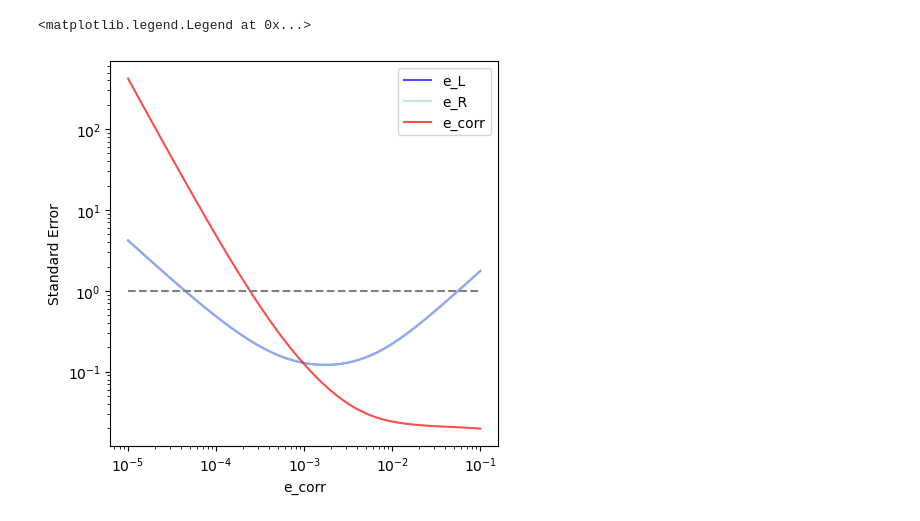
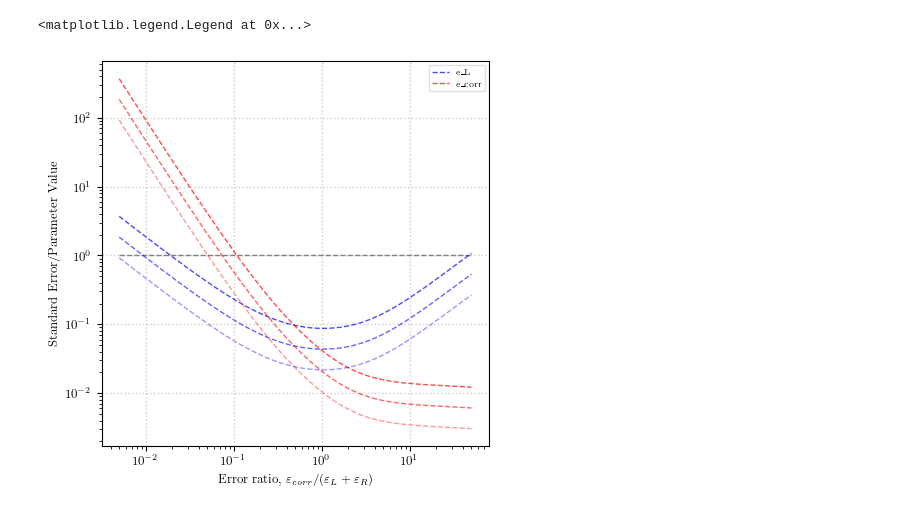
Before and after one commit to DonovanWebb/thesis, a Jupyter notebook: figures/make_figure/ch4/fisher.ipynb, the cells around one changed output. Cells and saved outputs as stored; diff of their text form; code cells hidden in the pictures.

Commit message:
fisher section complete

```diff
--- a/figures/make_figure/ch4/fisher.ipynb
+++ b/figures/make_figure/ch4/fisher.ipynb
@@ -1,6 +1,10 @@
 # %%
 import numpy as np
 import matplotlib.pyplot as plt
+import graph_style as gs
+import fig_helper as fh
+
+gs.set_graph_style(1)
 
 def grad_Pij(x, e_L, e_R, e_corr):
     """
@@ -97,9 +101,15 @@ def fisher_at_x(x, e_L, e_R, e_corr):
 
     return I
 
+def x2m(x_array):
+    """ round each x to nearest integer > 1"""
+    return np.array([max(2, int(round(x))) for x in x_array])
+
 def fisher_for_array(x_array, e_L, e_R, e_corr, N):
     I_total = np.zeros((3, 3))
-    for x in x_array:
+
+    m_array = x2m(x_array)
+    for x in m_array:
         I_total += fisher_at_x(x, e_L, e_R, e_corr)
     return N*I_total
 
@@ -201,41 +274,54 @@ stderr_e_L: [np.float64(0.0010441609272053933), np.float64(0.0009614741497289311
 # %%
 
-N = 50*50
+N = 50*100
 e_L = 0.001
 e_R = 0.001
-e_corr_arr = np.logspace(-5, -1, 100, base=10)
-k = 1/e_L
+e_corr_arr = np.logspace(np.log10(e_L)-2, np.log10(e_L)+2, 100, base=10)
+e_r_arr = e_corr_arr/(e_L + e_R)
+k = -1/np.log(1-2*(e_L+e_R))
 x_array = np.logspace(0, np.log(k), 10, base=np.e)
-stderr_e_L = np.array([])
-stderr_e_R = np.array([])
-stderr_e_corr = np.array([])
-cov_corr_L = np.array([])
-for j, e_corr in enumerate(e_corr_arr):
-    I = fisher_for_array(x_array, e_L, e_R, e_corr, N)
-    lamda_min = np.min(np.linalg.eigvals(I))/N
+def plot_fisher_errors(e_L, e_R, e_corr_arr, x_array, N):
+    stderr_e_L = np.array([])
+    stderr_e_R = np.array([])
+    stderr_e_corr = np.array([])
+    cov_corr_L = np.array([])
+    for j, e_corr in enumerate(e_corr_arr):
+        I = fisher_for_array(x_array, e_L, e_R, e_corr, N)
+        # lamda_min = np.min(np.linalg.eigvals(I))/N
 
-    cov = cramer_rao_bound(x_array, e_L, e_R, e_corr, N)
-    cov_corr_L = np.append(cov_corr_L, cov[0, 2])
+        cov = cramer_rao_bound(x_array, e_L, e_R, e_corr, N)
+        cov_corr_L = np.append(cov_corr_L, cov[0, 2])
 
-    std_errors = np.sqrt(np.diag(cov))
-    stderr_e_L = np.append(stderr_e_L, std_errors[0])
-    stderr_e_R = np.append(stderr_e_R, std_errors[1])
-    stderr_e_corr = np.append(stderr_e_corr, std_errors[2])
+        std_errors = np.sqrt(np.diag(cov))
+        stderr_e_L = np.append(stderr_e_L, std_errors[0])
+        stderr_e_R = np.append(stderr_e_R, std_errors[1])
+        stderr_e_corr = np.append(stderr_e_corr, std_errors[2])
+    return stderr_e_L, stderr_e_R, stderr_e_corr, cov_corr_L
 
 
 fig, ax = plt.subplots(1, 1, figsize=(5, 5))
-# plot
-ax.plot(e_corr_arr, stderr_e_L/e_L, label='e_L', color='blue', alpha=0.7)
-ax.plot(e_corr_arr, stderr_e_R/e_R, label='e_R', color='lightblue', alpha=0.7)
-ax.plot(e_corr_arr, stderr_e_corr/e_corr_arr, label='e_corr', color='red', alpha=0.7)
-ax.hlines(y=1, xmin=e_corr_arr[0], xmax=e_corr_arr[-1], colors='gray', linestyles='dashed')
-# ax.plot(e_corr_arr, cov_corr_L, label='Cov(e_L, e_corr)', color='green', alpha=0.7)
+ax.hlines(y=1, xmin=e_r_arr[0], xmax=e_r_arr[-1], colors='gray', linestyles='dashed')
+
+stderr_e_L, stderr_e_R, stderr_e_corr, cov_corr_L = plot_fisher_errors(e_L, e_R, e_corr_arr, x_array, 50*100)
+ax.plot(e_r_arr, stderr_e_L/e_L, label='e_L', color='blue', alpha=0.7)
+# ax.plot(e_r_arr, stderr_e_R/e_R, label='e_R', color='lightblue', alpha=0.7)
+ax.plot(e_r_arr, stderr_e_corr/e_corr_arr, label='e_corr', color='red', alpha=0.7)
+
+stderr_e_L, stderr_e_R, stderr_e_corr, cov_corr_L = plot_fisher_errors(e_L, e_R, e_corr_arr, x_array, 50*100*4)
+ax.plot(e_r_arr, stderr_e_L/e_L, color='blue', alpha=0.6, linestyle='dashed')
+# ax.plot(e_r_arr, stderr_e_R/e_R, color='lightblue', alpha=0.6, linestyle='dashed')
+ax.plot(e_r_arr, stderr_e_corr/e_corr_arr, color='red', alpha=0.6, linestyle='dashed')
+
+stderr_e_L, stderr_e_R, stderr_e_corr, cov_corr_L = plot_fisher_errors(e_L, e_R, e_corr_arr, x_array, 50*100*4*4)
+ax.plot(e_r_arr, stderr_e_L/e_L, color='blue', alpha=0.4, linestyle='dashed')
+# ax.plot(e_r_arr, stderr_e_R/e_R, color='lightblue', alpha=0.4, linestyle='dashed')
+ax.plot(e_r_arr, stderr_e_corr/e_corr_arr, color='red', alpha=0.4, linestyle='dashed')
 
 ax.set_xscale('log')
 ax.set_yscale('log')
-ax.set_xlabel('e_corr')
-ax.set_ylabel('Standard Error')
+ax.set_xlabel('Error ratio, $\\varepsilon_{corr}/(\\varepsilon_{L}+\\varepsilon_{R})$')
+ax.set_ylabel('Standard Error/Parameter Value')
 ax.legend()
 # %% [output]
 <matplotlib.legend.Legend at 0x...>
-[figure, old version]
+[figure, new version]
```
Also changed, not shown: parts of 5 cells of this notebook, 8 other files.
